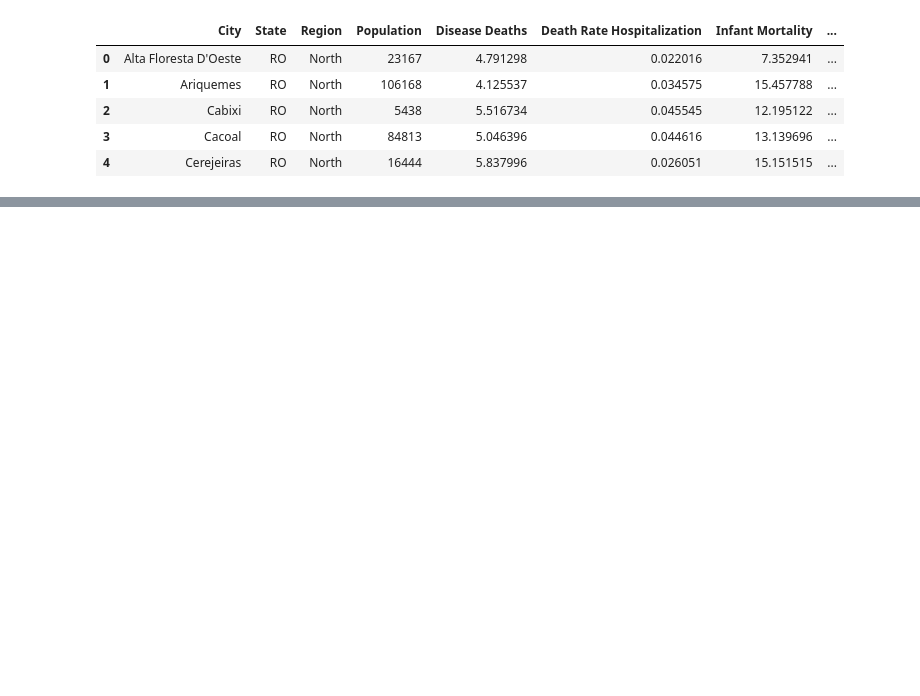
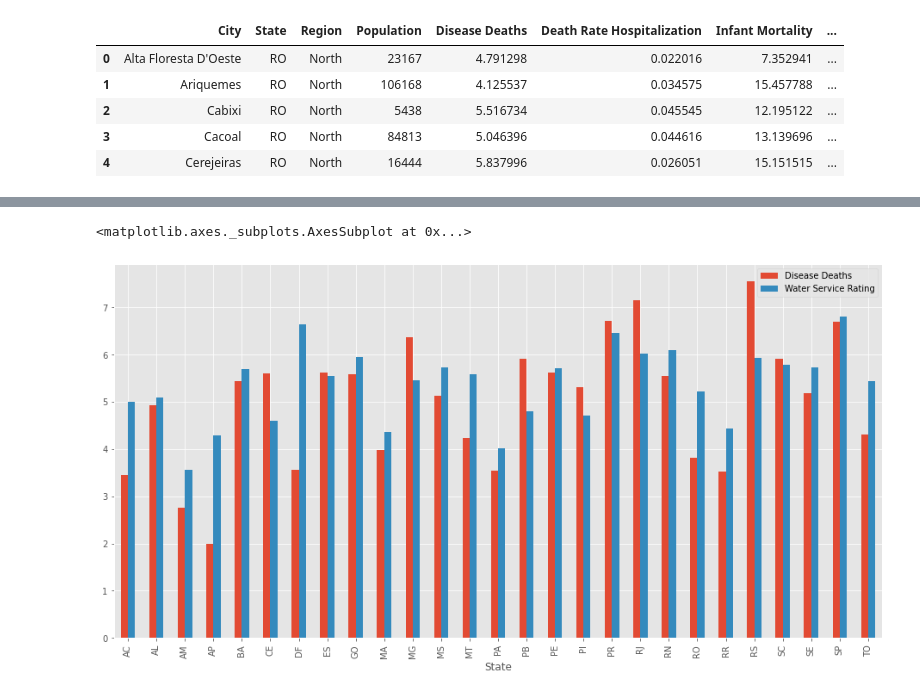
Before and after one commit to felipedmnq/Data-Analisys---Brazilian-Municipalities-Health-Indicators., a Jupyter notebook: Data Analisis - Brazilian Municipalities Health Indicators..ipynb, the cells around one changed output, grey strips where cells are left out. Cells and saved outputs as stored; diff of their text form; code cells hidden in the pictures; blank space fills up the shorter version.

```diff
--- a/Data Analisis - Brazilian Municipalities Health Indicators..ipynb
+++ b/Data Analisis - Brazilian Municipalities Health Indicators..ipynb
@@ -418,0 +411,4 @@ df.loc[(df['Disease Deaths']) < 1]
+# %%
+df_states = states_group['State', 'Disease Deaths', 'Water Service Rating'].mean().round(2)
+# %%
+df_states['Total Population'] = states_group.Population.sum()
@@ -418,0 +419,7 @@ df.loc[(df['Disease Deaths']) < 1]
+# %%
+pop_rate = []
+
+for state in df_states['Total Population']:
+    pop_rate.append((((state * 100) / (states_group.Population.sum().sum()))).round(2))
+
+pop_rate
@@ -418,0 +444,3 @@ df.loc[(df['Disease Deaths']) < 1]
+# %%
+df_states['Total Population (%)'] = pop_rate
+df_states
@@ -418,0 +466,5 @@ df.loc[(df['Disease Deaths']) < 1]
+# %%
+df_states[['Disease Deaths', 'Water Service Rating']].plot(kind = 'bar')
+# %% [output]
+<matplotlib.axes._subplots.AxesSubplot at 0x...>
+[figure, added]
```
Also changed, not shown: parts of 12 cells of this notebook.
